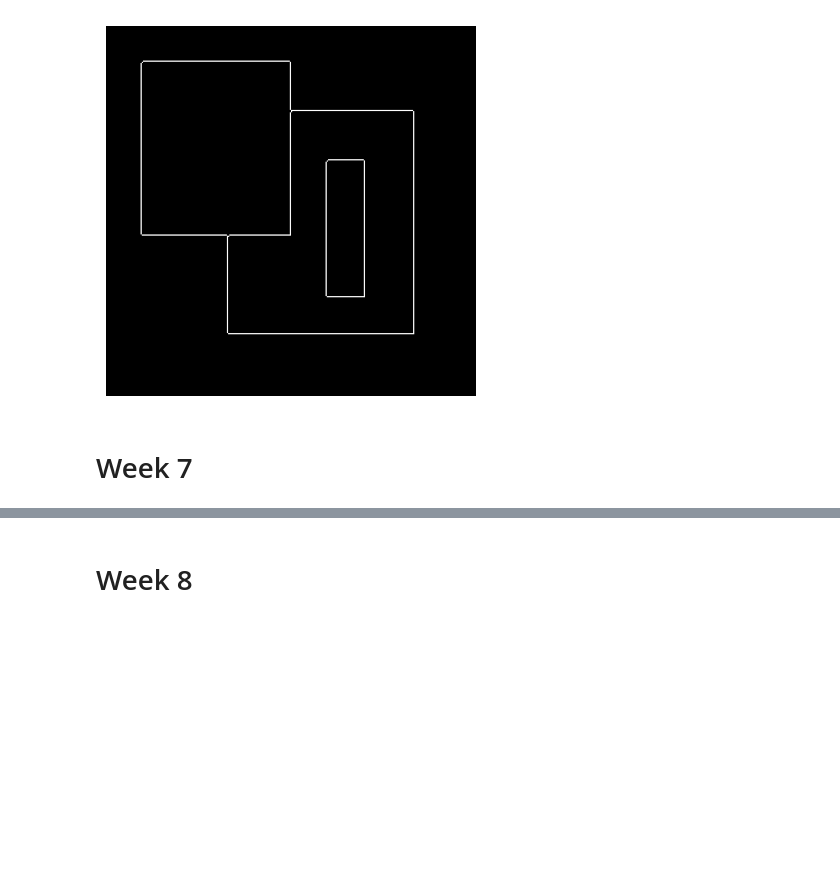
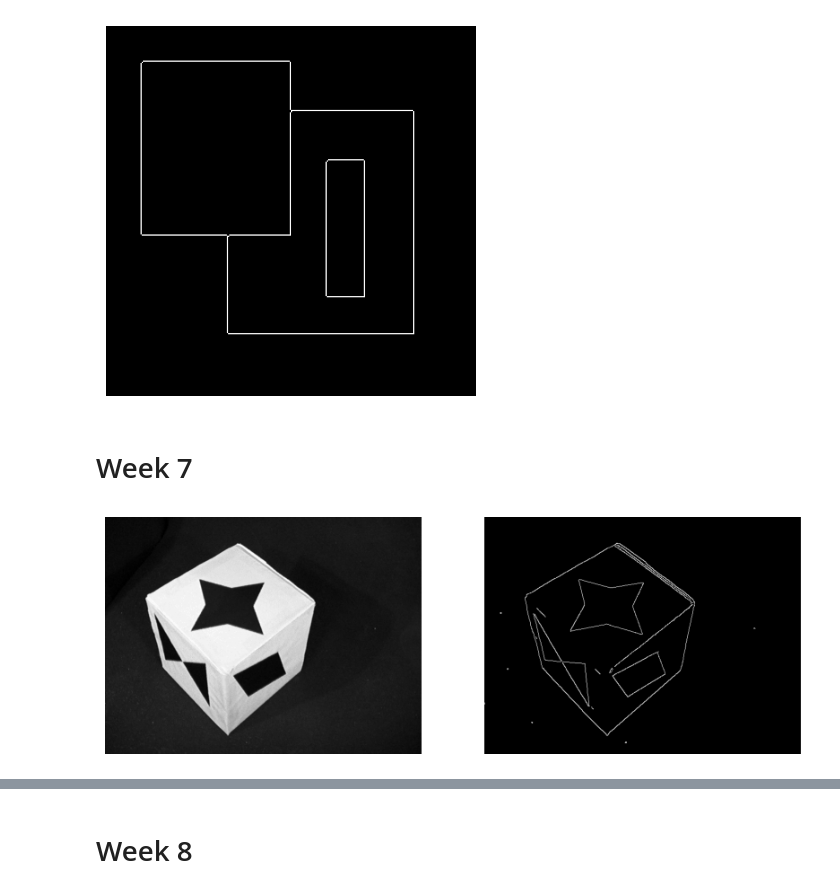
Before and after one commit to nielsenchristianole/cv_notes, a Jupyter notebook: excercises/work.ipynb, the cells around one changed output, grey strips where cells are left out. Drawn from its saved outputs; the diff is of its cells as text; code cells hidden in the pictures; blank space fills up the shorter version.

Commit message:
week7

```diff
--- a/excercises/work.ipynb
+++ b/excercises/work.ipynb
@@ -867,3 +867,17 @@ plt.show()
 [figure]
 # %% [markdown]
 # Week 7
+# %%
+img = cv2.imread('week06/data/Box3.bmp')
+edges = cv2.Canny(img, 100, 200)
+img = cv2.cvtColor(img, cv2.COLOR_BGR2GRAY).astype(np.float32) / 255
+
+
+fig, ax = plt.subplots(1, 2, figsize=(10, 5))
+ax[0].imshow(img, cmap='gray')
+ax[1].imshow(edges, cmap='gray')
+for a in ax:
+    a.axis('off')
+plt.show()
+# %% [output]
+[figure, added]
```
Also changed, not shown: parts of 8 cells of this notebook, 1 other file.
